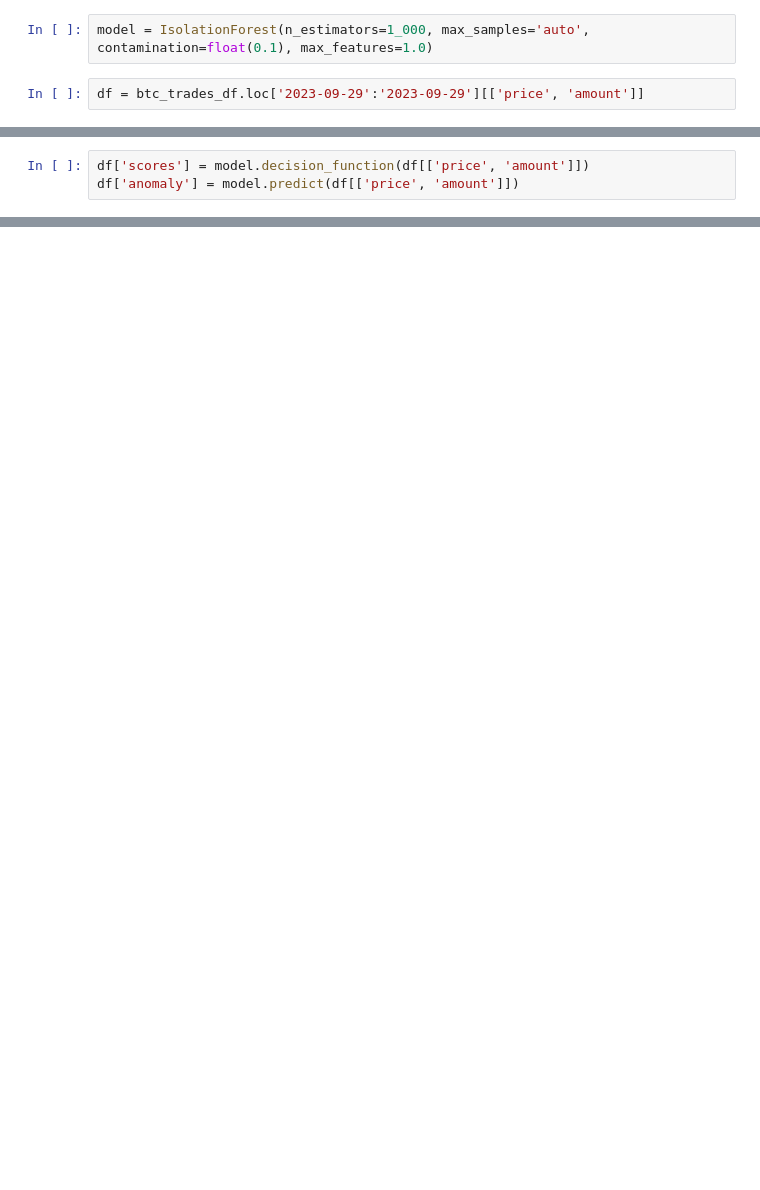
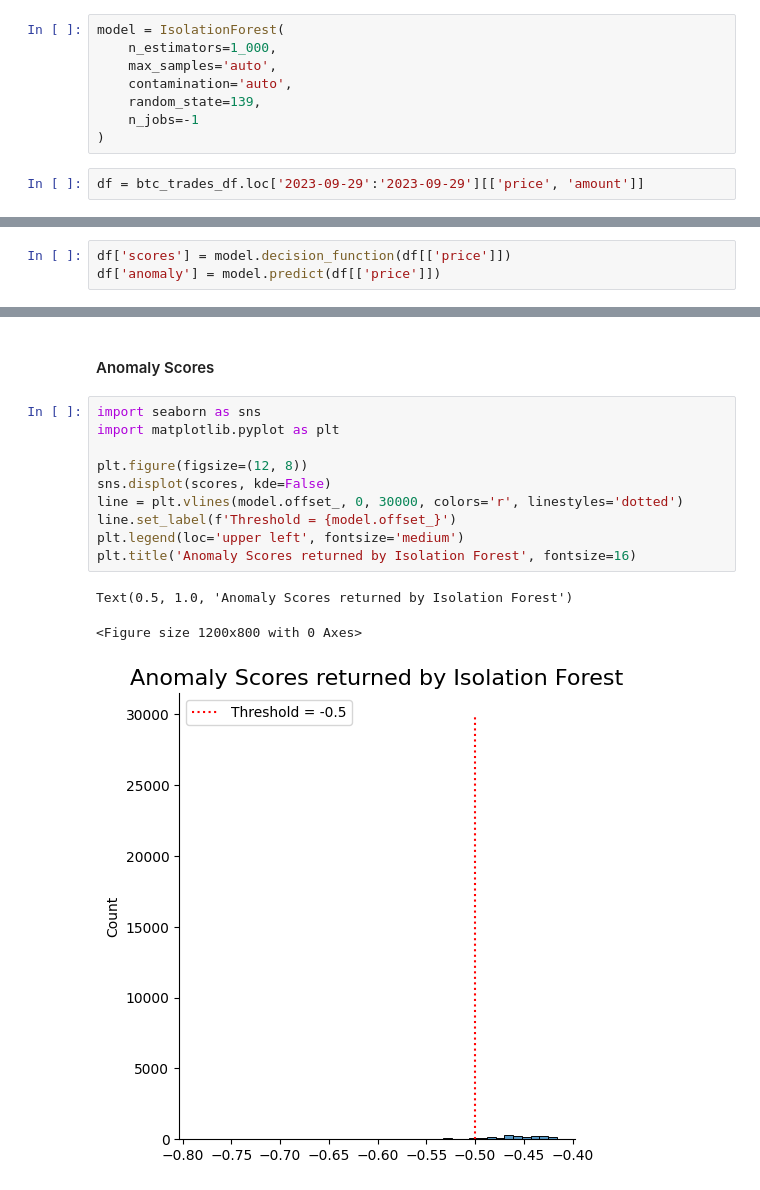
Before and after one commit to kevinsantana/PPCA-UnB-Dissertation, a Jupyter notebook: models/notebooks/anomaly-detection.ipynb, the cells around one changed output, grey strips where cells are left out. Cells and saved outputs as stored; diff of their text form; blank space fills up the shorter version.

```diff
--- a/models/notebooks/anomaly-detection.ipynb
+++ b/models/notebooks/anomaly-detection.ipynb
@@ -34,7 +82,13 @@ btc_trades_df.head(10)
 import numpy as np
 from sklearn.ensemble import IsolationForest
 # %%
-model = IsolationForest(n_estimators=1_000, max_samples='auto', contamination=float(0.1), max_features=1.0)
+model = IsolationForest(
+    n_estimators=1_000,
+    max_samples='auto',
+    contamination='auto',
+    random_state=139,
+    n_jobs=-1
+)
 # %%
 df = btc_trades_df.loc['2023-09-29':'2023-09-29'][['price', 'amount']]
 # %%
@@ -61,3 +119,3 @@ IsolationForest(contamination=0.1, n_estimators=1000)
 # %%
-df['scores'] = model.decision_function(df[['price', 'amount']])
-df['anomaly'] = model.predict(df[['price', 'amount']])
+df['scores'] = model.decision_function(df[['price']])
+df['anomaly'] = model.predict(df[['price']])
@@ -101,0 +135,16 @@ date
+# %% [markdown]
+#### Anomaly Scores
+# %%
+import seaborn as sns
+import matplotlib.pyplot as plt
+
+plt.figure(figsize=(12, 8))
+sns.displot(scores, kde=False)
+line = plt.vlines(model.offset_, 0, 30000, colors='r', linestyles='dotted')
+line.set_label(f'Threshold = {model.offset_}')
+plt.legend(loc='upper left', fontsize='medium')
+plt.title('Anomaly Scores returned by Isolation Forest', fontsize=16)
+# %% [output]
+Text(0.5, 1.0, 'Anomaly Scores returned by Isolation Forest')
+<Figure size 1200x800 with 0 Axes>
+[figure, added]
```
Also changed, not shown: parts of 22 cells of this notebook, 1 other file.
